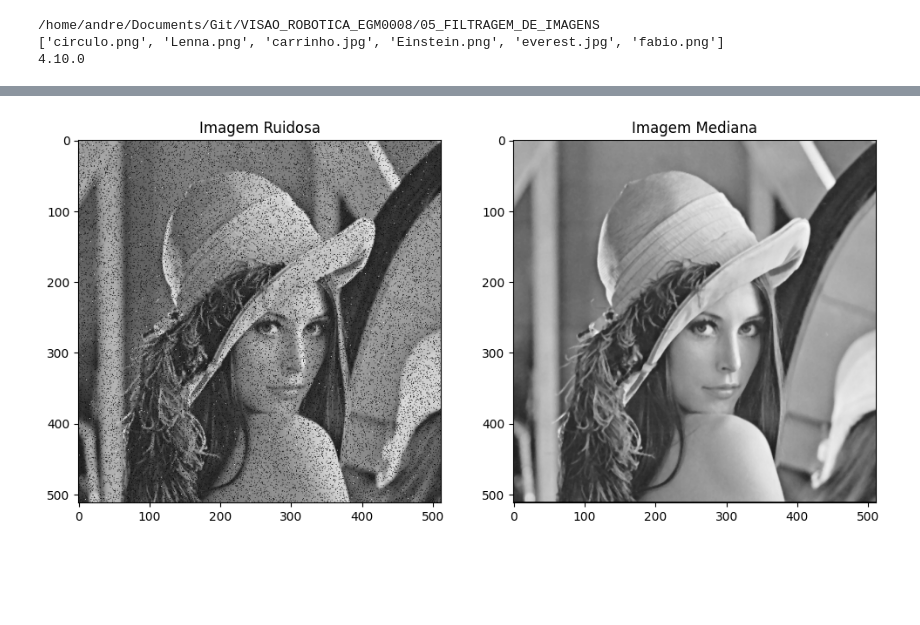
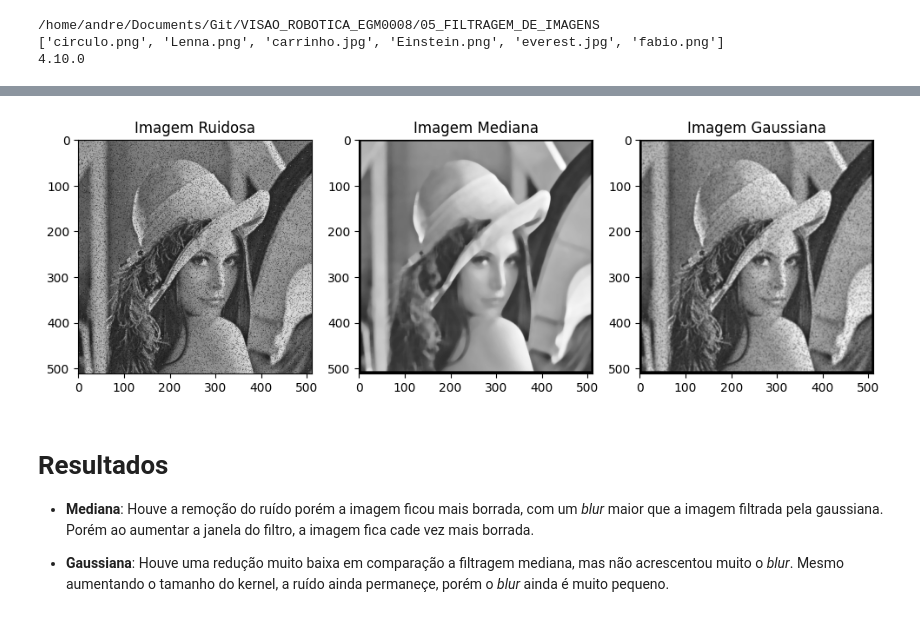
Before and after one commit to andrevale99/VISAO_ROBOTICA, a Jupyter notebook: 05_FILTRAGEM_DE_IMAGENS/trabalho_filtragem.ipynb, the cells around one changed output, grey strips where cells are left out. Cells and saved outputs as stored; diff of their text form; code cells hidden in the pictures; blank space fills up the shorter version.

Commit message:
Trabalho de filtragem usando o filtro da mediana e gaussiano

```diff
--- a/05_FILTRAGEM_DE_IMAGENS/trabalho_filtragem.ipynb
+++ b/05_FILTRAGEM_DE_IMAGENS/trabalho_filtragem.ipynb
@@ -49,29 +64,54 @@ def kernel_mediana(size):
 # %%
-filtro_mediana = kernel_mediana(3)
+# Trecho que realiza a filtragem da mediana
+size_kernel = 11
 
-llin = int(3/2)
-lcol = int(3/2)
+filtro_mediana = kernel_mediana(size_kernel)
+
+llin = int(size_kernel/2)
+lcol = int(size_kernel/2)
 
 img_mediana = np.zeros_like(img_gray)
 
 for i in range(llin, img_gray.shape[0] - llin):
     for j in range(lcol, img_gray.shape[1] - lcol):
         janela = img_gray[(i-llin):(i+llin+1), (j-lcol):(j+lcol+1)]
 
         img_mediana[i,j] = np.median(janela)
+# Trecho que realiza a filtragem da mediana
 
-# img_mediana = funcoes.filtro_espacial(img_noise, filtro_mediana)
+img_gaussian = np.zeros_like(img_gray)
+
+# Verifica se o tamnho do kernel é impar
+if size_kernel % 2 != 0:
+    size_kernel += 1
+    img_gaussian = funcoes.filtro_espacial(img_noise, funcoes.gaussian_kernel(size_kernel, 1, 1))
+else:
+    img_gaussian = funcoes.filtro_espacial(img_noise, funcoes.gaussian_kernel(size_kernel, 1, 1))
 
 plt.figure(figsize=(funcoes.cm_to_inch(30),funcoes.cm_to_inch(30)))
-plt.subplot(121)
+plt.subplot(131)
 plt.title("Imagem Ruidosa")
 plt.imshow(img_noise, cmap="gray")
 
-plt.subplot(122)
+plt.subplot(132)
 plt.title("Imagem Mediana")
 plt.imshow(img_mediana, cmap="gray")
 
+plt.subplot(133)
+plt.title("Imagem Gaussiana")
+plt.imshow(img_gaussian, cmap="gray")
+
 plt.show()
 # %% [output]
-[figure, old version]
+[figure, new version]
+# %% [markdown]
+# Resultados
+
+* __Mediana__: Houve a remoção do ruído porém a imagem ficou mais borrada,
+com um _blur_ maior que a imagem filtrada pela gaussiana. Porém ao aumentar
+a janela do filtro, a imagem fica cade vez mais borrada.
+
+* __Gaussiana__: Houve uma redução muito baixa em comparação a filtragem mediana,
+mas não acrescentou muito o _blur_. Mesmo aumentando o tamanho do kernel, a ruído
+ainda permaneçe, porém o _blur_ ainda é muito pequeno.
 # %%
```
Also changed, not shown: parts of 3 cells of this notebook.
